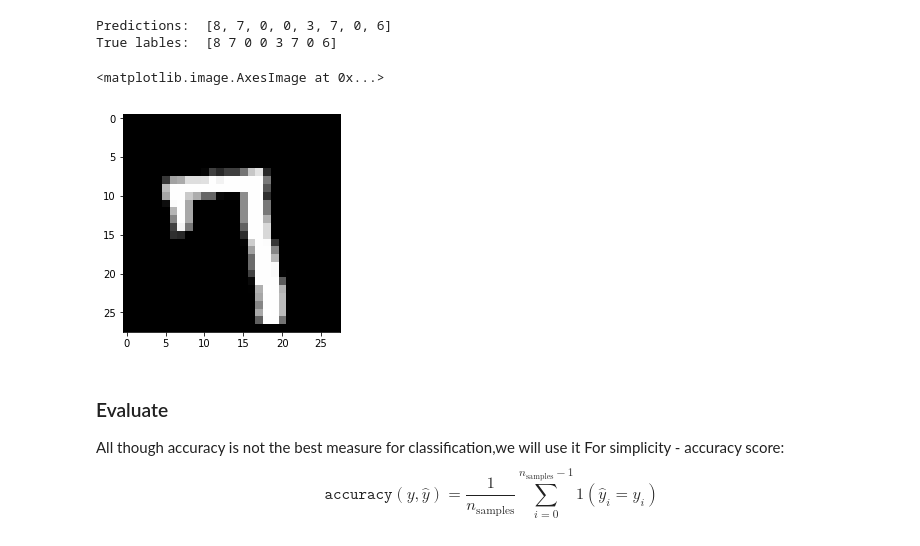
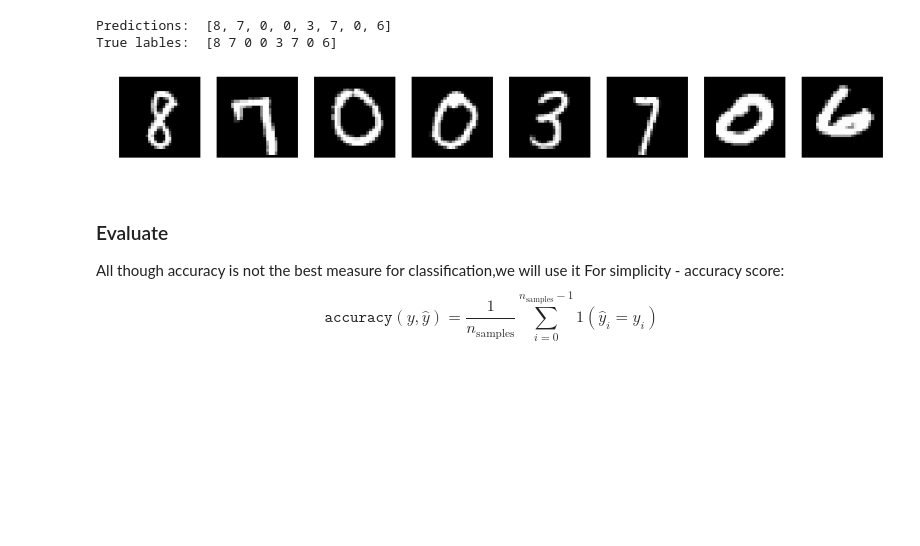
Before and after one commit to naomifridman/Introduction_to_deep_learning, a Jupyter notebook: Deep_Learning_intro_part2_nonlinear_perceptron.ipynb, the cells around one changed output. Saved outputs shown, nothing was run; the diff lists cells and outputs as text; code cells hidden in the pictures; blank space fills up the shorter version.

```diff
--- a/Deep_Learning_intro_part2_nonlinear_perceptron.ipynb
+++ b/Deep_Learning_intro_part2_nonlinear_perceptron.ipynb
@@ -276,11 +277,10 @@ print('True lables: ', y_train[22:30])
 # %% [output]
 Predictions:  [8, 7, 0, 0, 3, 7, 0, 6]
 True lables:  [8 7 0 0 3 7 0 6]
-# %%
-plt.imshow(x_train[23])
-# %% [output]
-<matplotlib.image.AxesImage at 0x...>
-[figure, removed]
+# %%
+uplot.show_list_images(x_train[22:30])
+# %% [output]
+[figure, added]
 # %% [markdown]
 ### Evaluate
 All though accuracy is not the best measure for classification,we will use it For simplicity - accuracy score:<br>
```
Also changed, not shown: parts of 8 cells of this notebook.
